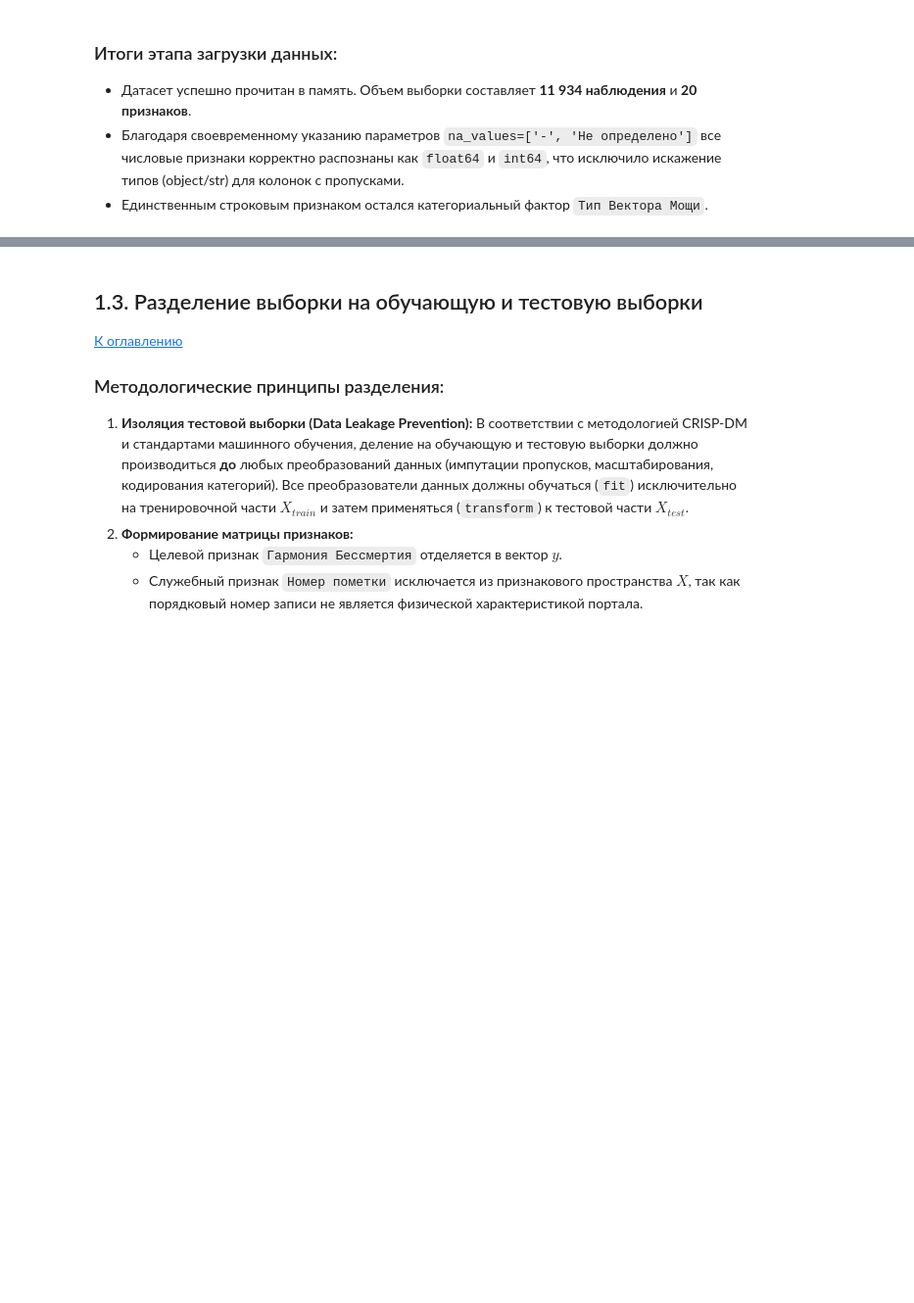
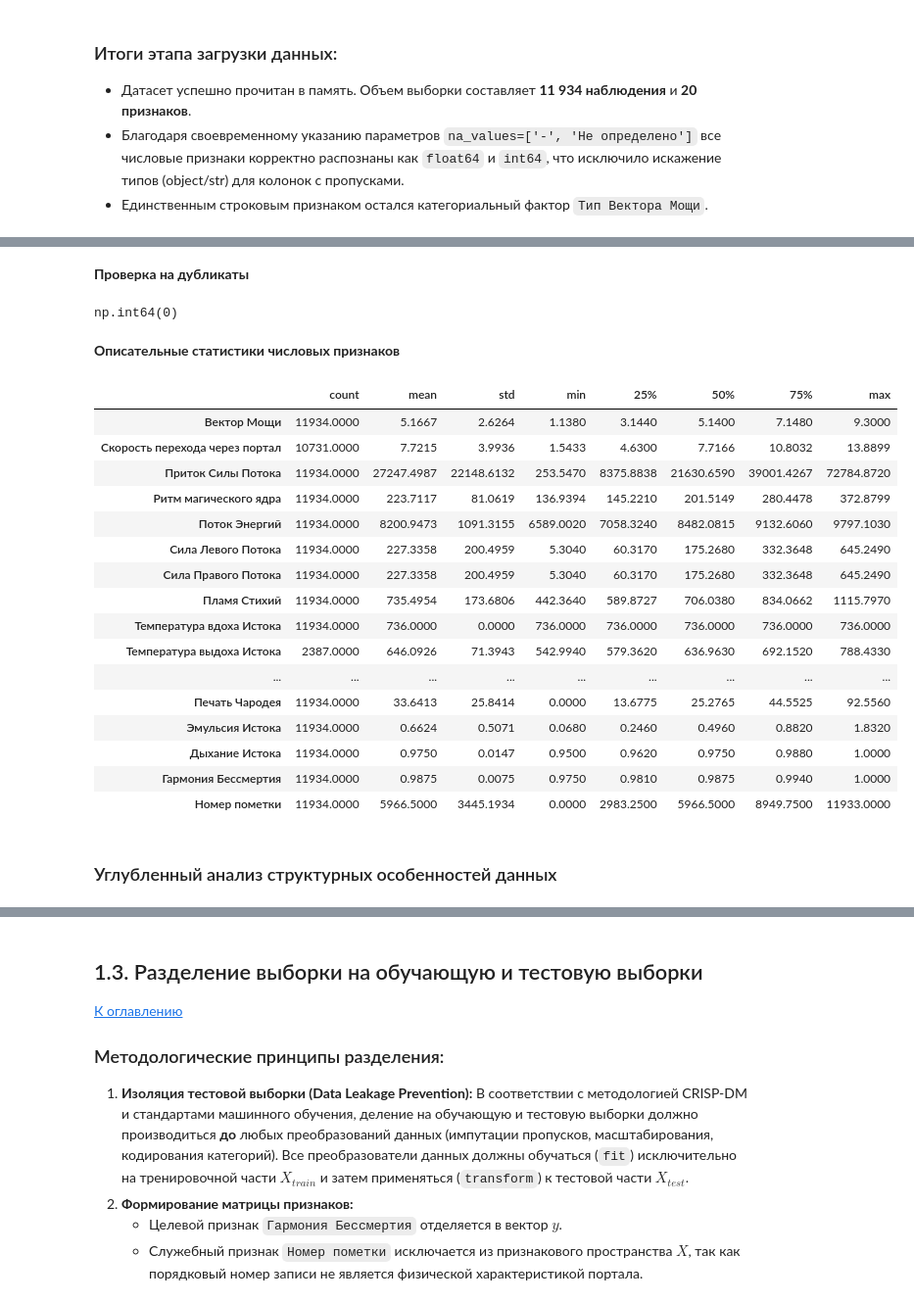
Before and after one commit to viacheslavdevelop/praktikum, a Jupyter notebook: Lab1/Lab1.ipynb, the cells around one changed output, grey strips where cells are left out. Shown at 98% size. Drawn from its saved outputs; the diff is of its cells as text; code cells hidden in the pictures; blank space fills up the shorter version.

```diff
--- a/Lab1/Lab1.ipynb
+++ b/Lab1/Lab1.ipynb
@@ -238,0 +293,32 @@ memory usage: 1.8 MB
+# %% [markdown]
+**Проверка на дубликаты**
+# %%
+total_duplicates = df.duplicated().sum()
+total_duplicates
+# %% [output]
+np.int64(0)
+# %% [markdown]
+**Описательные статистики числовых признаков**
+# %%
+numeric_columns = df.select_dtypes(include=[np.number]).columns.tolist()
+df[numeric_columns].describe().T[['count', 'mean', 'std', 'min', '25%', '50%', '75%', 'max']]
+# %% [output]
+|  | count | mean | std | min | 25% | 50% | 75% | max |
+| Вектор Мощи | 11934.0000 | 5.1667 | 2.6264 | 1.1380 | 3.1440 | 5.1400 | 7.1480 | 9.3000 |
+| Скорость перехода через портал | 10731.0000 | 7.7215 | 3.9936 | 1.5433 | 4.6300 | 7.7166 | 10.8032 | 13.8899 |
+| Приток Силы Потока | 11934.0000 | 27247.4987 | 22148.6132 | 253.5470 | 8375.8838 | 21630.6590 | 39001.4267 | 72784.8720 |
+| Ритм магического ядра | 11934.0000 | 223.7117 | 81.0619 | 136.9394 | 145.2210 | 201.5149 | 280.4478 | 372.8799 |
+| Поток Энергий | 11934.0000 | 8200.9473 | 1091.3155 | 6589.0020 | 7058.3240 | 8482.0815 | 9132.6060 | 9797.1030 |
+| Сила Левого Потока | 11934.0000 | 227.3358 | 200.4959 | 5.3040 | 60.3170 | 175.2680 | 332.3648 | 645.2490 |
+| Сила Правого Потока | 11934.0000 | 227.3358 | 200.4959 | 5.3040 | 60.3170 | 175.2680 | 332.3648 | 645.2490 |
+| Пламя Стихий | 11934.0000 | 735.4954 | 173.6806 | 442.3640 | 589.8727 | 706.0380 | 834.0662 | 1115.7970 |
+| Температура вдоха Истока | 11934.0000 | 736.0000 | 0.0000 | 736.0000 | 736.0000 | 736.0000 | 736.0000 | 736.0000 |
+| Температура выдоха Истока | 2387.0000 | 646.0926 | 71.3943 | 542.9940 | 579.3620 | 636.9630 | 692.1520 | 788.4330 |
+| ... | ... | ... | ... | ... | ... | ... | ... | ... |
+| Печать Чародея | 11934.0000 | 33.6413 | 25.8414 | 0.0000 | 13.6775 | 25.2765 | 44.5525 | 92.5560 |
+| Эмульсия Истока | 11934.0000 | 0.6624 | 0.5071 | 0.0680 | 0.2460 | 0.4960 | 0.8820 | 1.8320 |
+| Дыхание Истока | 11934.0000 | 0.9750 | 0.0147 | 0.9500 | 0.9620 | 0.9750 | 0.9880 | 1.0000 |
+| Гармония Бессмертия | 11934.0000 | 0.9875 | 0.0075 | 0.9750 | 0.9810 | 0.9875 | 0.9940 | 1.0000 |
+| Номер пометки | 11934.0000 | 5966.5000 | 3445.1934 | 0.0000 | 2983.2500 | 5966.5000 | 8949.7500 | 11933.0000 |
+# %% [markdown]
+### Углубленный анализ структурных особенностей данных
```
Also changed, not shown: parts of 37 cells of this notebook, 1 other file.
